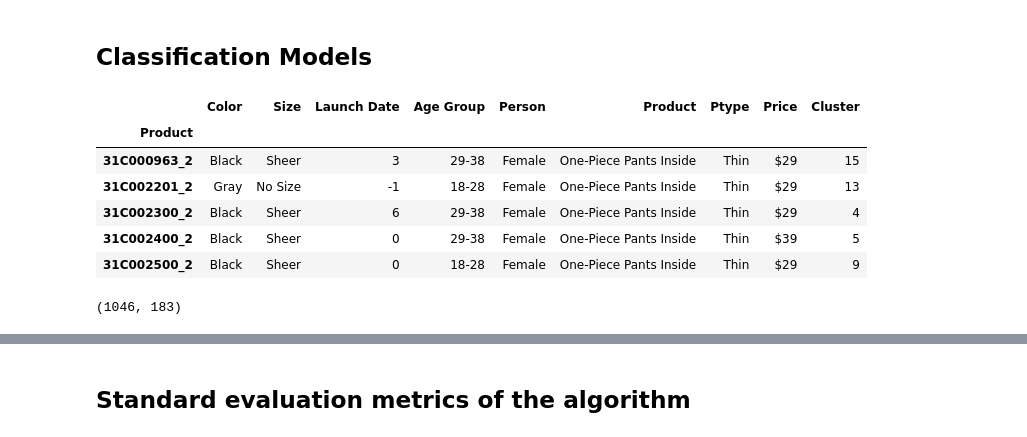
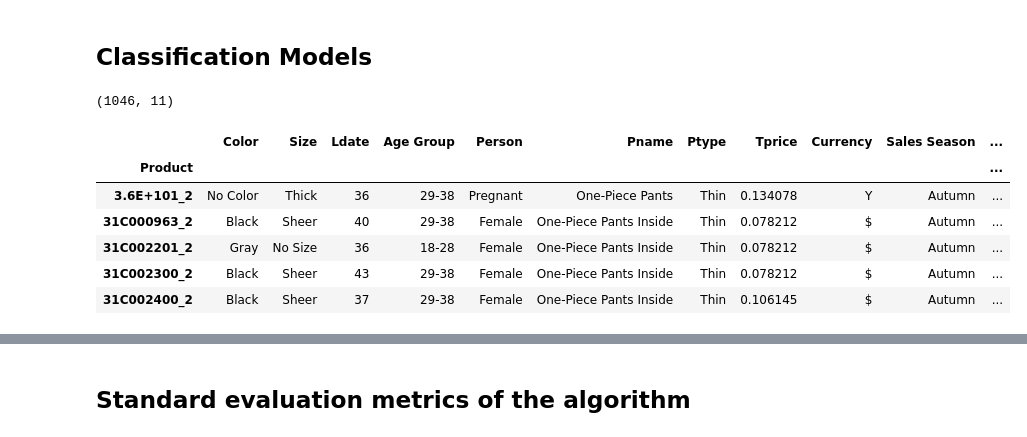
Before and after one commit to imad24/pc_clustering, a Jupyter notebook: notebooks/Cerf7/0.4-imad-cluster-analysis.ipynb, the cells around one changed output, grey strips where cells are left out. Saved outputs shown, nothing was run; the diff lists cells and outputs as text; code cells hidden in the pictures.

```diff
--- a/notebooks/Cerf7/0.4-imad-cluster-analysis.ipynb
+++ b/notebooks/Cerf7/0.4-imad-cluster-analysis.ipynb
@@ -409,0 +73,19 @@ one_hot = Encode(df_to_encode)
+# %%
+file_name = "7C_euc_p2_clustering_clean_week_v3.csv"
+
+#Series files
+season = s="Autumn"
+clean_df = prp.load_file("product_p2_clean_full_%s"%s, type_= "I",version=1).set_index("Product").astype(np.float64)
+zclean_df = prp.load_file("product_z_p2_clean_%s"%s, type_= "P",version=1).set_index("Product").astype(np.float64)
+
+#clustering result
+prd_cluster_df = pd.read_csv(models_path+file_name, sep=';', encoding='utf-8').drop('Unnamed: 0',axis=1).set_index('Product')
+
+#cleaned features
+features_df = prp.load_file(filename,type_="P",index = "Product")
+features_df.Ldate = features_df.Ldate.apply(lambda x:str(x))
+
+features_list =  ["Color","Size","Ldate","Age Group","Person","Pname","Ptype","Tprice","Currency","Sales Season"] + ["Cluster"]
+
+df = features_df.join(prd_cluster_df,how="inner")[features_list]
+df.head()
@@ -410,64 +100,47 @@ one_hot = Encode(df_to_encode)
 # %% [markdown]
 ## Classification Models
 # %%
+from sklearn.base import BaseEstimator
+from sklearn.ensemble import RandomForestClassifier
+from sklearn.neighbors import KNeighborsClassifier
+from sklearn.tree import DecisionTreeClassifier
+from sklearn.neural_network import MLPClassifier
+from sklearn.svm import SVC
+from sklearn.naive_bayes import GaussianNB
+from sklearn.dummy import DummyClassifier
+
 from sklearn.model_selection import train_test_split
-from sklearn.tree import DecisionTreeClassifier
+from sklearn.preprocessing import OneHotEncoder,LabelBinarizer,LabelEncoder
+from sklearn.tree import  export_graphviz
 import subprocess
-from sklearn.tree import  export_graphviz
-from sklearn.preprocessing import OneHotEncoder,LabelBinarizer,LabelEncoder
 
 
 def visualize_tree(tree, feature_names,class_names=None):
 
     with open(reports_path+"dt.dot", 'w') as f:
 
         export_graphviz(tree, out_file=f, feature_names=feature_names,  filled=True, rounded=True, class_names=True )
 
     command = ["C:\\Program Files (x86)\\Graphviz2.38\\bin\\dot.exe", "-Tpng", reports_path+"dt.dot", "-o", "dt.png"]
 
     try:
         subprocess.check_call(command)
     except:
         exit("Could not run dot, ie graphviz, to "
              "produce visualization")
 
 
-drop =["Key_lvl1","Key_lvl2","Centroid","Gender"]#,"Key_lvl3","Key_lvl4","Key_lvl5","Key_lvl6,"Size"
-keep = ["Key_lvl3","Key_lvl4","Key_lvl5","Key_lvl6","Cluster"]
-
-
-
-
-features_list = ["Color","Size","Launch Date","Age Group","Person","Product","Ptype","Price","Cluster"]
-
 features_df = df[features_list].copy()
-
-
-data = product_cluster.drop(drop,axis=1).fillna("NA").dropna(axis=1)
-# data = data[keep]
 data = features_df.copy()
 
-
+print(data.shape)
 display(data.head())
-
-cat_data = []
-i=0
-for label,col in data.iteritems():
-    cat_data.append(col.astype('category'))
-# df = pd.DataFrame(np.array(cat_data).T,columns = data.columns)
-
-
-S = pd.get_dummies(data.drop(["Cluster"],axis=1).iloc[:,:].astype(str))
-print(S.shape)
-
-# features = X.columns
-# y = lb.fit_transform(data.values[:,-1].astype(int).T)
 # %% [output]
+(1046, 11)
-|  | Color | Size | Launch Date | Age Group | Person | Product | Ptype | Price | Cluster |
-| Product |  |  |  |  |  |  |  |  |  |
-| 31C000963_2 | Black | Sheer | 3 | 29-38 | Female | One-Piece Pants Inside | Thin | $29 | 15 |
-| 31C002201_2 | Gray | No Size | -1 | 18-28 | Female | One-Piece Pants Inside | Thin | $29 | 13 |
-| 31C002300_2 | Black | Sheer | 6 | 29-38 | Female | One-Piece Pants Inside | Thin | $29 | 4 |
-| 31C002400_2 | Black | Sheer | 0 | 29-38 | Female | One-Piece Pants Inside | Thin | $39 | 5 |
-| 31C002500_2 | Black | Sheer | 0 | 18-28 | Female | One-Piece Pants Inside | Thin | $29 | 9 |
+|  | Color | Size | Ldate | Age Group | Person | Pname | Ptype | Tprice | Currency | Sales Season | ... |
+| Product |  |  |  |  |  |  |  |  |  |  | ... |
+| 3.6E+101_2 | No Color | Thick | 36 | 29-38 | Pregnant | One-Piece Pants | Thin | 0.134078 | Y | Autumn | ... |
+| 31C000963_2 | Black | Sheer | 40 | 29-38 | Female | One-Piece Pants Inside | Thin | 0.078212 | $ | Autumn | ... |
+| 31C002201_2 | Gray | No Size | 36 | 18-28 | Female | One-Piece Pants Inside | Thin | 0.078212 | $ | Autumn | ... |
+| 31C002300_2 | Black | Sheer | 43 | 29-38 | Female | One-Piece Pants Inside | Thin | 0.078212 | $ | Autumn | ... |
+| 31C002400_2 | Black | Sheer | 37 | 29-38 | Female | One-Piece Pants Inside | Thin | 0.106145 | $ | Autumn | ... |
-(1046, 183)
```
Also changed, not shown: parts of 88 cells of this notebook, 32 other files.
